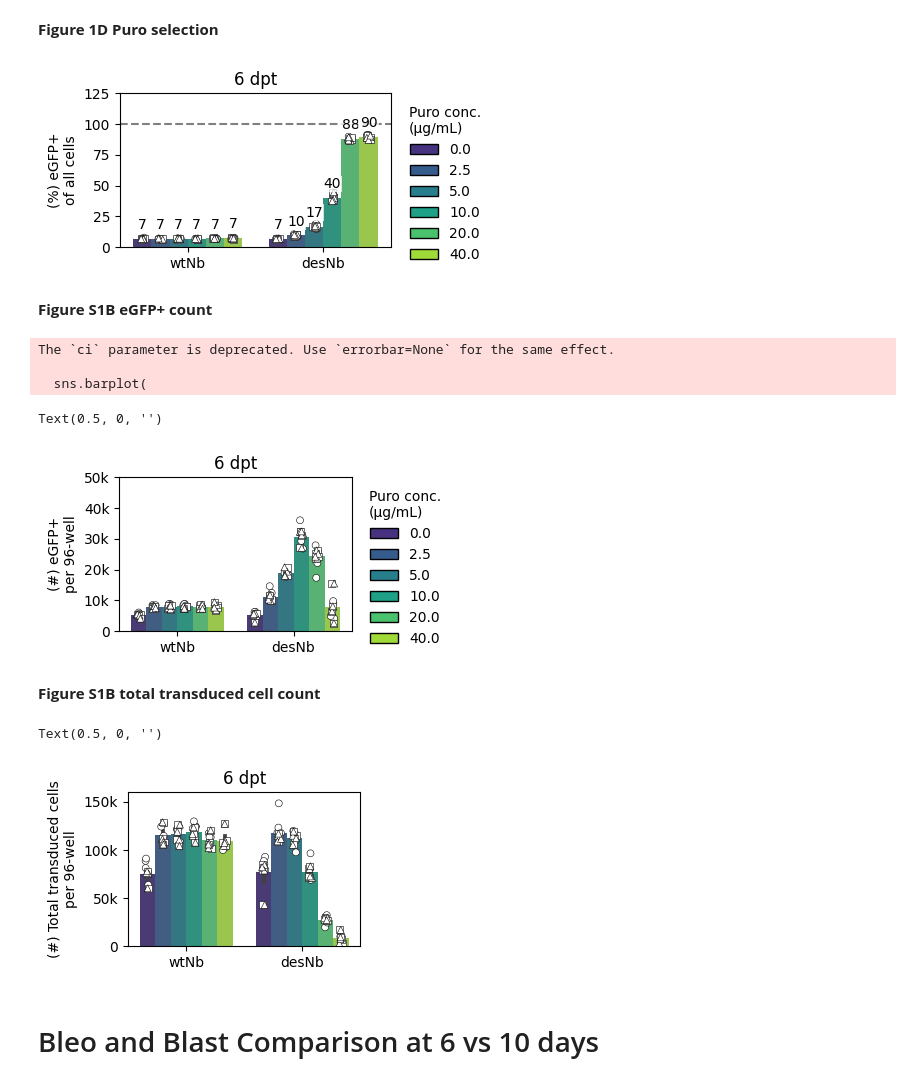
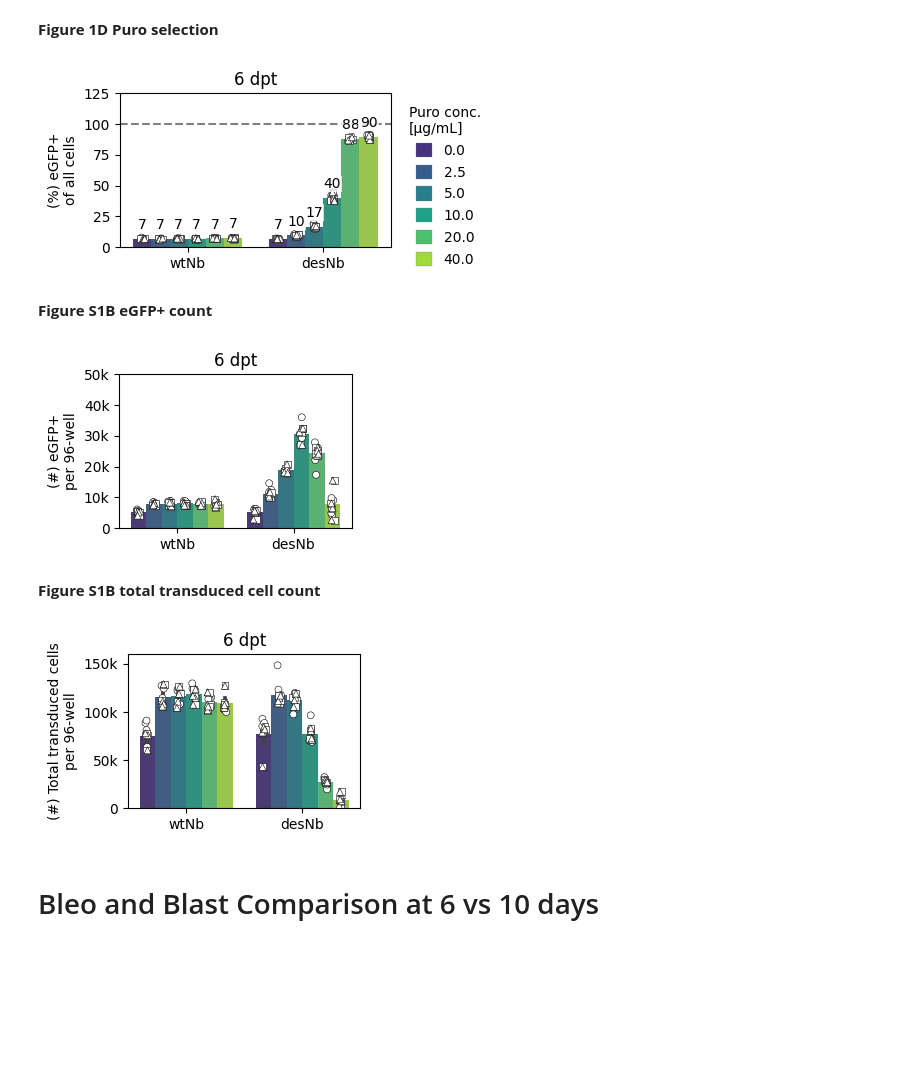
Before and after one commit to GallowayLabMIT/dasit_manuscript, a Jupyter notebook: Figure_1_intro/Figure_1_and_S1.ipynb, the cells around one changed output. Saved outputs shown, nothing was run; the diff lists cells and outputs as text; code cells hidden in the pictures; blank space fills up the shorter version.

```diff
--- a/Figure_1_intro/Figure_1_and_S1.ipynb
+++ b/Figure_1_intro/Figure_1_and_S1.ipynb
@@ -33,7 +33,8 @@ from matplotlib.patches import Patch
 Directories for all
 # %%
 # Directories
-output_path = rd.rootdir/'output'/'Figure_S1_blast_bleo'
+output_path_supplement = rd.rootdir/'output'/'Figure_S1'
+output_path = rd.rootdir/'output'/'Figure_1'
 cache_path = rd.rootdir/'output'/'Figure_S1_blast_bleo'/'data.gzip'
 # %% [markdown]
 **Load in puro data for new experiment**
@@ -329,7 +331,7 @@ ax.set_ylim((0, 125))
 colors = sns.color_palette("viridis", n_colors=len(hue_order))
 
 legend_handles = [
-    Patch(facecolor=color, edgecolor='black', label=str(puro))
+    Patch(facecolor=color, edgecolor='grey', label=str(puro), linewidth=0.2)
     for color, puro in zip(colors, hue_order)
 ]
 
@@ -339,10 +341,12 @@ if ax.get_legend() is not None:
 
 ax.legend(
     handles=legend_handles,
-    title='Puro conc.\n(µg/mL)',
+    title='Puro conc.\n[µg/mL]',
     loc='upper left',
     bbox_to_anchor=(1.02, 1),
-    frameon=False
+    frameon=False,
+    handlelength=1.2,
+    handleheight=1.2
 )
 
 
@@ -358,9 +362,10 @@ for sub_ax in plt.gcf().get_axes():
         for label in bar_labels:
             label.set_bbox(dict(facecolor='white', alpha=0.75, linewidth=0, pad=1))
 
-# plt.savefig(figpath + f'bar_EGFP-percent_puro-ONLY.svg', bbox_inches='tight')
+plottitle = 'Figure_1D_purity.svg'
+plt.savefig(rd.outfile(output_path/plottitle),bbox_inches='tight')
 # %% [output]
-[figure, old version]
+[figure, new version]
 # %% [markdown]
 **Figure S1B eGFP+ count**
 # %%
@@ -384,7 +389,7 @@ fig, ax = plt.subplots(1, 1, figsize=(3, 2))
 # Plot
 sns.barplot(
     ax=ax, data=df_curr,
-    x=x, y=y, ci=None, hue=hue,
+    x=x, y=y, hue=hue,
     order=order,
     palette="viridis", alpha=1)
 
@@ -396,47 +401,46 @@ for (j, rep) in enumerate(df_curr.rep.unique()):
         x=x, y=y, hue=hue,
         order=order,
         dodge=True, marker=marker_list[j],
         palette={puro:'white' for puro in hue_order}, size=5,
         edgecolor='black', linewidth=0.4,legend=False)
 
 
  # Formatting
 ax.yaxis.set_label_text('(#) eGFP+\nper 96-well')
 ax.yaxis.set_major_formatter(matplotlib.ticker.FuncFormatter(lambda x, _: f'{x:.0f}' if abs(x) < 1000 else f'{x/1000:.0f}k'))
 ax.set_xticklabels([label_map[l] for l in order])
 ax.set_ylim((0, 50e3))
 
 # Create colors matching the barplot
 colors = sns.color_palette("viridis", n_colors=len(hue_order))
 
 legend_handles = [
-    Patch(facecolor=color, edgecolor='black', label=str(puro))
+    Patch(facecolor=color, edgecolor='grey', label=str(puro))
     for color, puro in zip(colors, hue_order)
 ]
 
 # Remove existing legend
 if ax.get_legend() is not None:
     ax.get_legend().remove()
 
-ax.legend(
-    handles=legend_handles,
-    title='Puro conc.\n(µg/mL)',
-    loc='upper left',
-    bbox_to_anchor=(1.02, 1),
-    frameon=False
-)
+# ax.legend(
+#     handles=legend_handles,
+#     title='Puro conc.\n(µg/mL)',
+#     loc='upper left',
+#     bbox_to_anchor=(1.02, 1),
+#     frameon=False,
+#     handlelength=1.2,
+#     handleheight=1.2
+# )
 
 # Title
 ax.set_title(f'6 dpt')
 ax.set_xlabel('')
 
-# plt.savefig(figpath + f'bar_EGFP-count_puro-ONLY.svg', bbox_inches='tight')
+plottitle = 'Figure_S1B_eGFP_count.svg'
+plt.savefig(rd.outfile(output_path_supplement/plottitle),bbox_inches='tight')
 # %% [output]
-The `ci` parameter is deprecated. Use `errorbar=None` for the same effect.
-
-  sns.barplot(
-Text(0.5, 0, '')
-[figure, old version]
+[figure, new version]
 # %% [markdown]
 **Figure S1B total transduced cell count**
 # %%
@@ -482,16 +486,36 @@ ax.yaxis.set_major_formatter(matplotlib.ticker.FuncFormatter(lambda x, _: f'{x:.
 ax.set_xticklabels([label_map[l] for l in order])
 ax.set_ylim((0, 160e3))
 
+# Create colors matching the barplot
+colors = sns.color_palette("viridis", n_colors=len(hue_order))
+
+legend_handles = [
+    Patch(facecolor=color, edgecolor='grey', label=str(puro))
+    for color, puro in zip(colors, hue_order)
+]
+
 # Remove existing legend
 if ax.get_legend() is not None:
     ax.get_legend().remove()
 
+# ax.legend(
+#     handles=legend_handles,
+#     title='Puro conc.\n(µg/mL)',
+#     loc='upper left',
+#     bbox_to_anchor=(1.02, 1),
+#     frameon=False,
+#     handlelength=1.2,
+#     handleheight=1.2
+# )
+
 # Title
 ax.set_title(f'6 dpt')
 ax.set_xlabel('')
+
+plottitle = 'Figure_S1B_total_count.svg'
+plt.savefig(rd.outfile(output_path_supplement/plottitle),bbox_inches='tight')
 # %% [output]
-Text(0.5, 0, '')
-[figure, old version]
+[figure, new version]
 # %% [markdown]
 # Bleo and Blast Comparison at 6 vs 10 days
 # %% [markdown]
```
Also changed, not shown: parts of 4 cells of this notebook, 4 other files.
